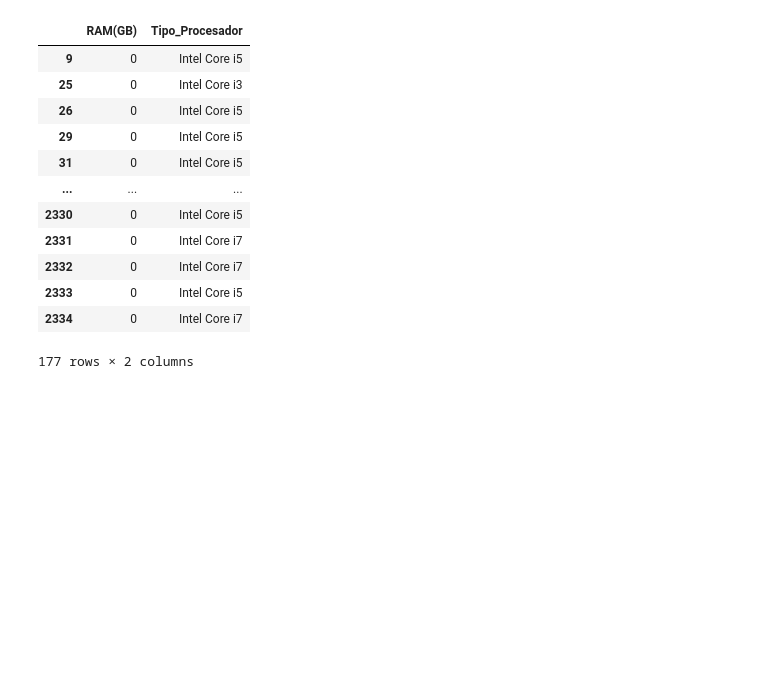
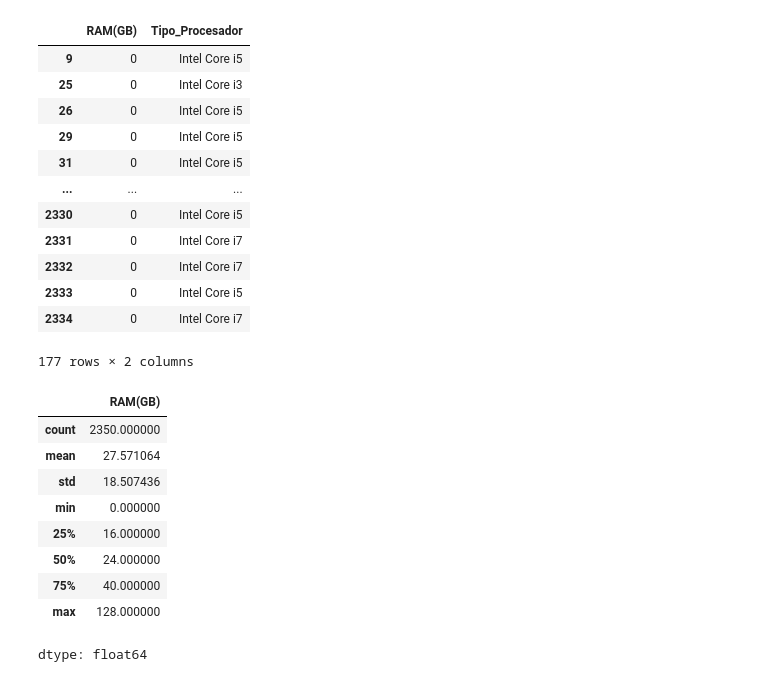
Before and after one commit to Jorge-Alvarez-23/Data-Science-II_Coder, a Jupyter notebook: PROYECTO.ipynb, the cells around one changed output. Saved outputs shown, nothing was run; the diff lists cells and outputs as text; code cells hidden in the pictures; blank space fills up the shorter version.

```diff
--- a/PROYECTO.ipynb
+++ b/PROYECTO.ipynb
@@ -812,3 +812,16 @@ df_Proy[df_Proy['RAM(GB)'] == 0][['RAM(GB)', 'Tipo_Procesador']]
 | 2333 | 0 | Intel Core i5 |
 | 2334 | 0 | Intel Core i7 |
 177 rows × 2 columns
+# %%
+df_Proy['RAM(GB)'].describe()
+# %% [output]
+|  | RAM(GB) |
+| count | 2350.000000 |
+| mean | 27.571064 |
+| std | 18.507436 |
+| min | 0.000000 |
+| 25% | 16.000000 |
+| 50% | 24.000000 |
+| 75% | 40.000000 |
+| max | 128.000000 |
+dtype: float64
```
Also changed, not shown: parts of 6 cells of this notebook.
